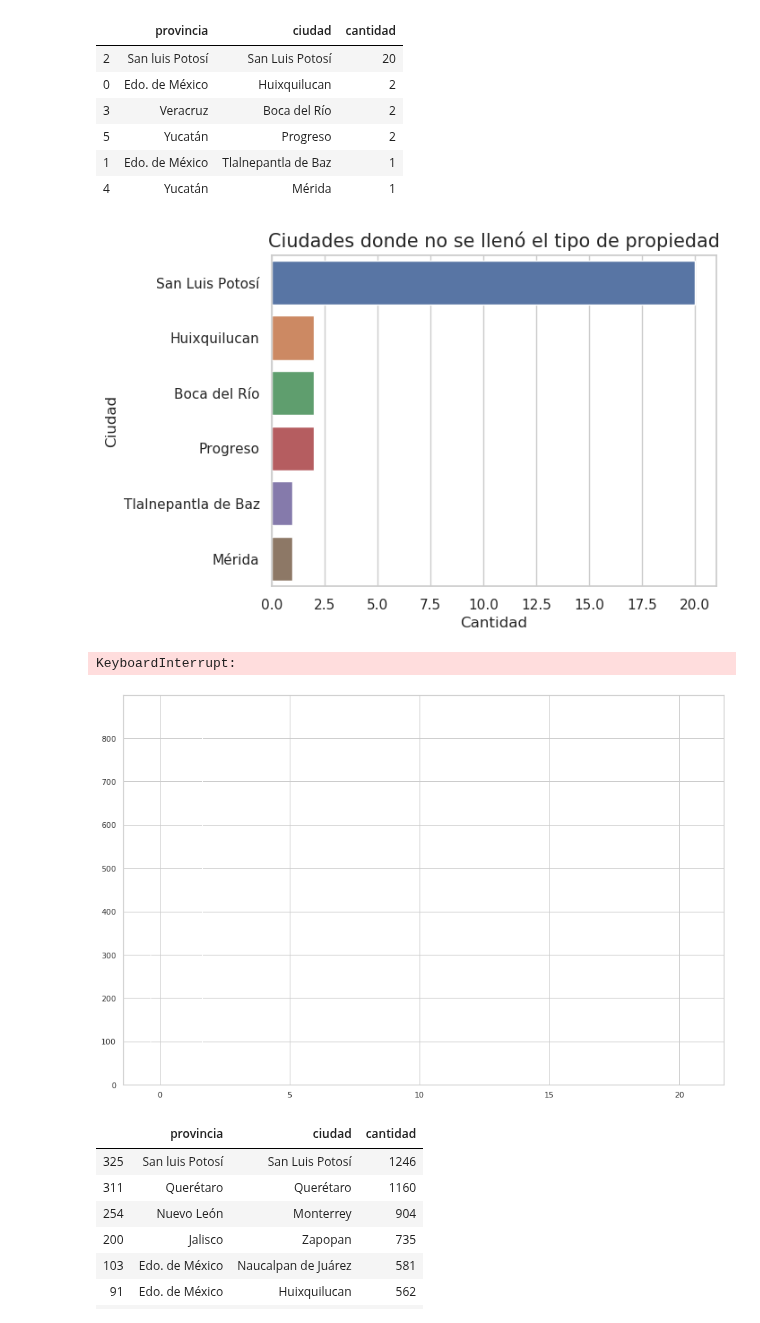
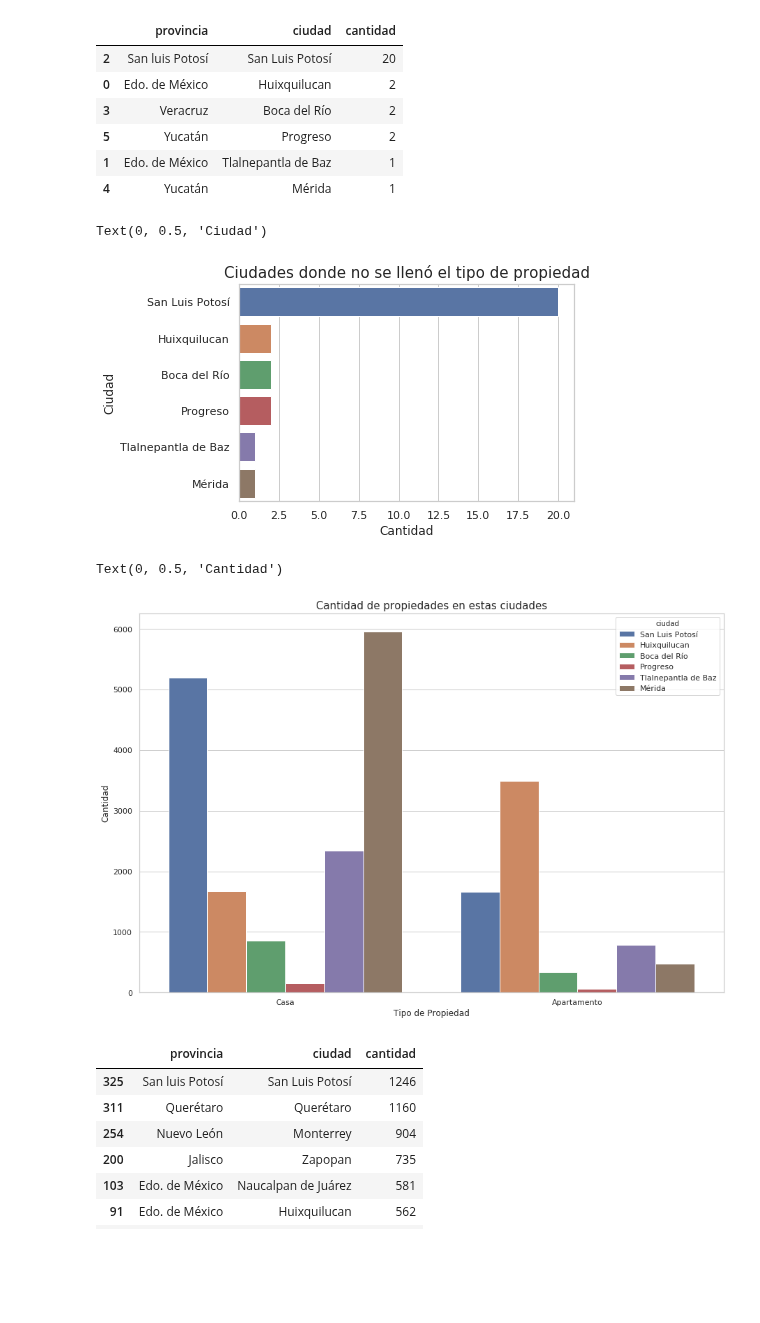
Before and after one commit to JuanCruzCastroLopez/tp1-zonajobs-analysis, a Jupyter notebook: DataSet_analisis.ipynb, the cells around one changed output. Saved outputs shown, nothing was run; the diff lists cells and outputs as text; code cells hidden in the pictures; blank space fills up the shorter version.

Commit message:
Grafico de cantidad de propiedades en ciudades que no llenaron tipodepropiedad

```diff
--- a/DataSet_analisis.ipynb
+++ b/DataSet_analisis.ipynb
@@ -68,12 +73,12 @@ nulls
 | lng | 123488 | 51.45 |
 # %%
 #Quiero descubrir las provincias y las ciudades donde no se lleno el tipo de propiedad
-df2 = df[df['tipodepropiedad'].isnull()].groupby(['provincia','ciudad']).size().reset_index()
-df2.rename(columns={0:'cantidad'}, inplace=True)
-df2 = df2.sort_values(by = 'cantidad', ascending=False)
-ciudades = list(df2.ciudad)
+dfTPNull = df[df['tipodepropiedad'].isnull()].groupby(['provincia','ciudad']).size().reset_index()
+dfTPNull.rename(columns={0:'cantidad'}, inplace=True)
+dfTPNull = dfTPNull.sort_values(by = 'cantidad', ascending=False)
+ciudades = list(dfTPNull.ciudad)
 print(ciudades)
-df2.head(10)
+dfTPNull.head(10)
 # %% [output]
 ['San Luis Potosí', 'Huixquilucan', 'Boca del Río', 'Progreso', 'Tlalnepantla de Baz', 'Mérida']
 |  | provincia | ciudad | cantidad |
@@ -84,15 +89,15 @@ df2.head(10)
 | 1 | Edo. de México | Tlalnepantla de Baz | 1 |
 | 4 | Yucatán | Mérida | 1 |
 # %%
-g = sns.barplot(x=df2['cantidad'], y=df2['ciudad'], orient='h')
+g = sns.barplot(x=dfTPNull['cantidad'], y=dfTPNull['ciudad'], orient='h')
 g.set_title("Ciudades donde no se llenó el tipo de propiedad", fontsize=15)
 g.set_xlabel("Cantidad", fontsize=12)
 g.set_ylabel("Ciudad", fontsize=12)
-#plt.figure(figsize(15,10))
-plt.show()
+
 #Mejorar grilla y valores para que den sin coma
 # %% [output]
+Text(0, 0.5, 'Ciudad')
-[figure, old version]
+[figure, new version]
 # %%
 #Quiero ver cual es la propiedad con mayor cantidad que hay en cada una de estas ciudades.
 df3 = df.loc[df['ciudad'].isin(ciudades),:]
@@ -102,13 +107,13 @@ newDf = pd.DataFrame(columns=df3.columns)
 for i in ciudades:
      newDf = newDf.append(df3[df3.ciudad == i].sort_values(by="cantidad", ascending=False)[0:2])
 
-#newDf.tipodepropiedad.cat.remove_unused_categories(inplace=True)
-
 plt.figure(figsize=(15, 10))
-ax = sns.barplot(data=df3, x='tipodepropiedad', y='cantidad', hue='ciudad', )
-plt.show()
+g = sns.barplot(x=newDf['tipodepropiedad'], y=newDf['cantidad'], hue=newDf['ciudad'])
+g.set_title("Cantidad de propiedades en estas ciudades", fontsize=15)
+g.set_xlabel("Tipo de Propiedad", fontsize=12)
+g.set_ylabel("Cantidad", fontsize=12)
 # %% [output]
-KeyboardInterrupt:
+Text(0, 0.5, 'Cantidad')
-[figure, old version]
+[figure, new version]
 # %%
 #Quiero descubrir las provincias y las ciudades donde no se lleno el tipo de propiedad
```
Also changed, not shown: parts of 2 cells of this notebook.
